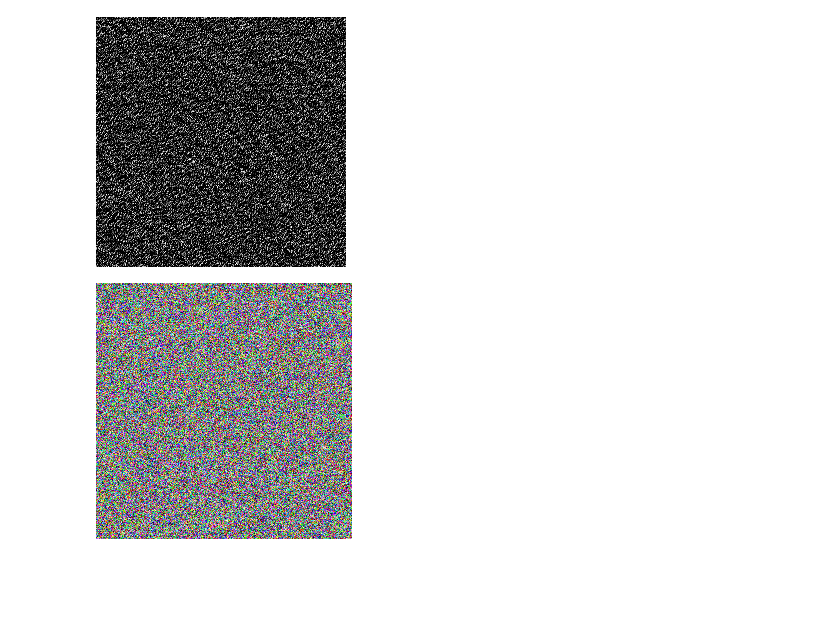
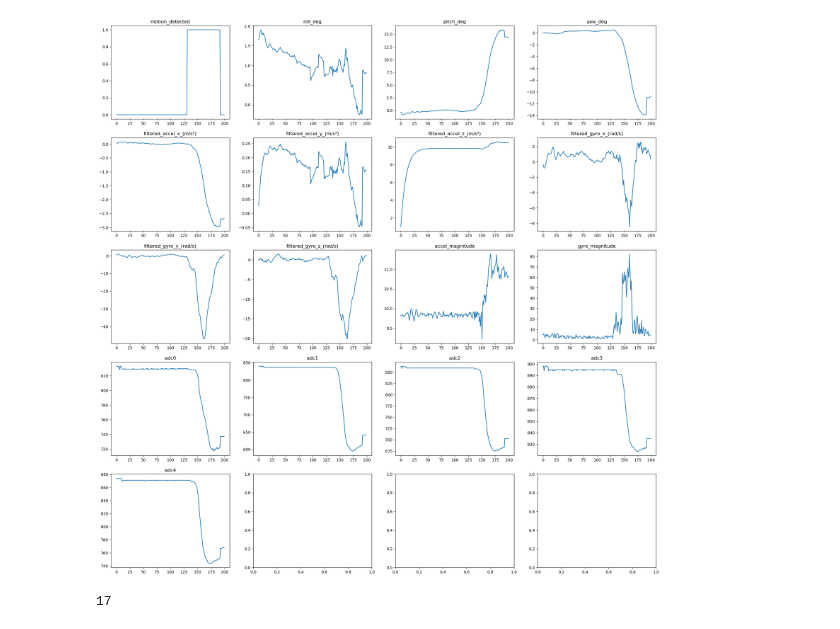
Before and after one commit to wayupuk/Spare, a Jupyter notebook: signlang_model1.ipynb, the cells around one changed output. Saved outputs shown, nothing was run; the diff lists cells and outputs as text; code cells hidden in the pictures; blank space fills up the shorter version.

```diff
--- a/signlang_model1.ipynb
+++ b/signlang_model1.ipynb
@@ -28,7 +28,9 @@ class cnn_lstm(nn.Module):
                                     )
         self.dropout = nn.Dropout(p=0.2)
         self.lstm1 = nn.LSTM(100,100)
+        self.b1 = nn.BatchNorm1d(100)
         self.lstm2 = nn.LSTM(100,100)
+        self.b2 = nn.BatchNorm1d(100)
         self.biLSTM = nn.LSTM(100,100,bidirectional=True)
         self.linear1 = nn.Linear(200,100)
         self.linear2 = nn.Linear(100,50)
@@ -40,7 +42,9 @@ class cnn_lstm(nn.Module):
 
         output = self.dropout(output)
         output, (hn,cn) = self.lstm1(output)
+        output = self.b1(output)
         output, (hn,cn) = self.lstm2(output)
+        output = self.b2(output)
         output, (hn,cn) = self.biLSTM(output)
         y = self.linear1(output)
         y_final = self.linear2(y)
@@ -65,5 +69,5 @@ with open("../Sign_Language_Detection/label.json","r") as f:
 test1 = []
 for i in range(len(test)):
     dummy = torch.zeros(len(compare))
-    dummy[compare[test[i]]] = 1
+    dummy[compare[test[i]]] = np.random.randint(20)
     test1.append(dummy)
@@ -91,7 +75,7 @@ test1
 
 epoch = 10
 lr = 0.02
-chunk = 200
+chunk = 50
 inputs = train.values.tolist()
 answer = test1
 cnn = cnn_lstm(chunk)
@@ -165,8 +110,27 @@ trans(image[0])
-# %%
-trans(new_image[0][0])
-# %% [output]
-[figure, removed]
-# %%
-trans(torch.normal(image))
-# %% [output]
-[figure, removed]
+# %%
+import os
+os.environ["KMP_DUPLICATE_LIB_OK"]="TRUE"
+name = [ "motion_detected",
+    "roll_deg", "pitch_deg", "yaw_deg",
+    "filtered_accel_x_(m/s²)", "filtered_accel_y_(m/s²)", "filtered_accel_z_(m/s²)",
+    "filtered_gyro_x_(rad/s)", "filtered_gyro_y_(rad/s)", "filtered_gyro_z_(rad/s)",
+    "accel_magnitude", "gyro_magnitude",
+    "adc0", "adc1", "adc2", "adc3", "adc4"]
+fig ,ax = plt.subplots(5,4,figsize=(25, 25))
+
+n = 0
+for i in range(17):
+    if i % 4 == 0 and i!= 0:
+        n +=1
+    # print(n,i%4)
+    x = torch.arange(len(torch.tensor(inputs[:])))
+    ax[n,i%4].plot(x,torch.tensor(inputs[:])[:,:][:,i])
+    ax[n,i%4].set_title(name[i])
+
+plt.show()
+# %% [output]
+[figure, added]
+# %%
+len(inputs[:][0])
+# %% [output]
+17
```
Also changed, not shown: parts of 9 cells of this notebook.
